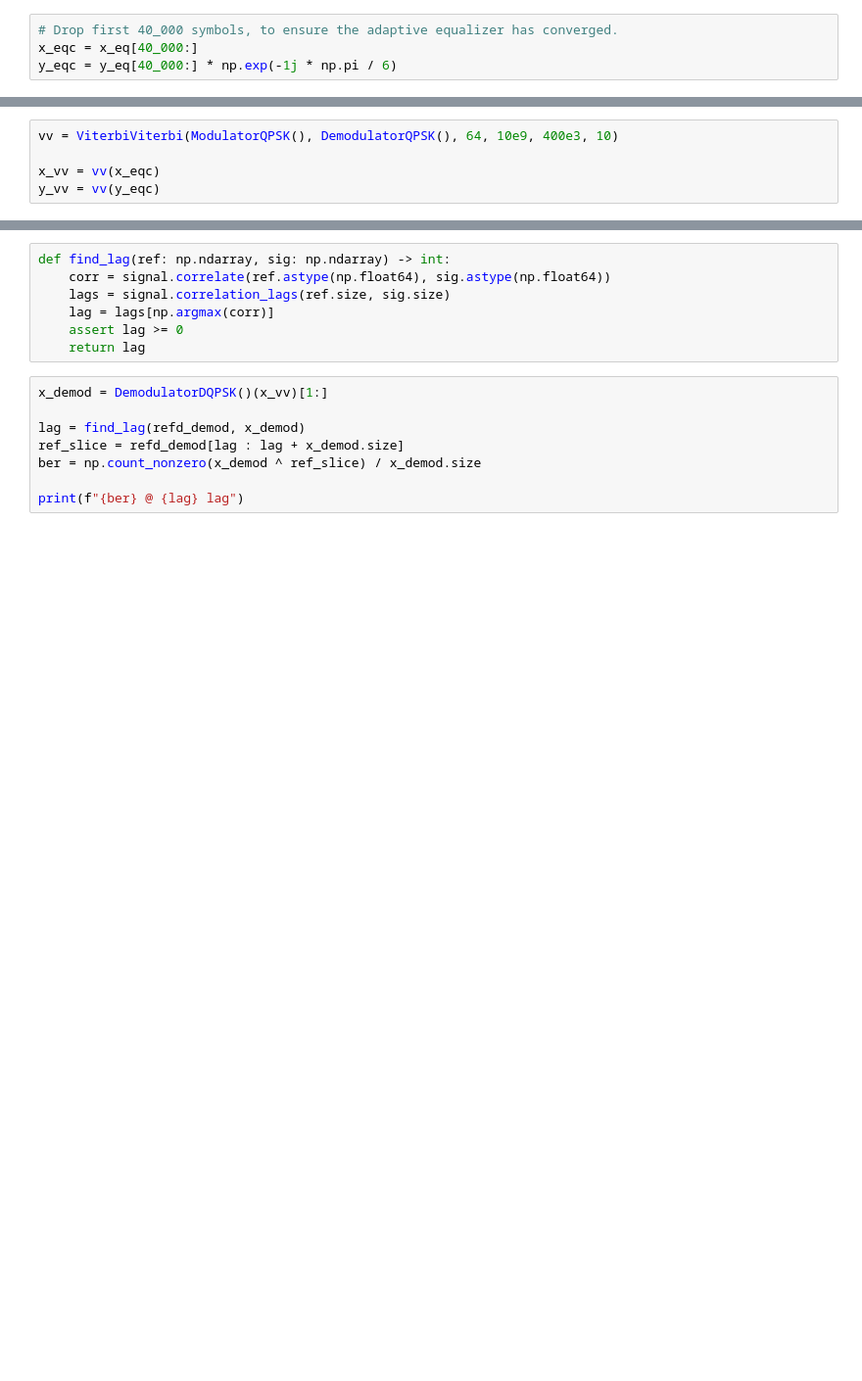
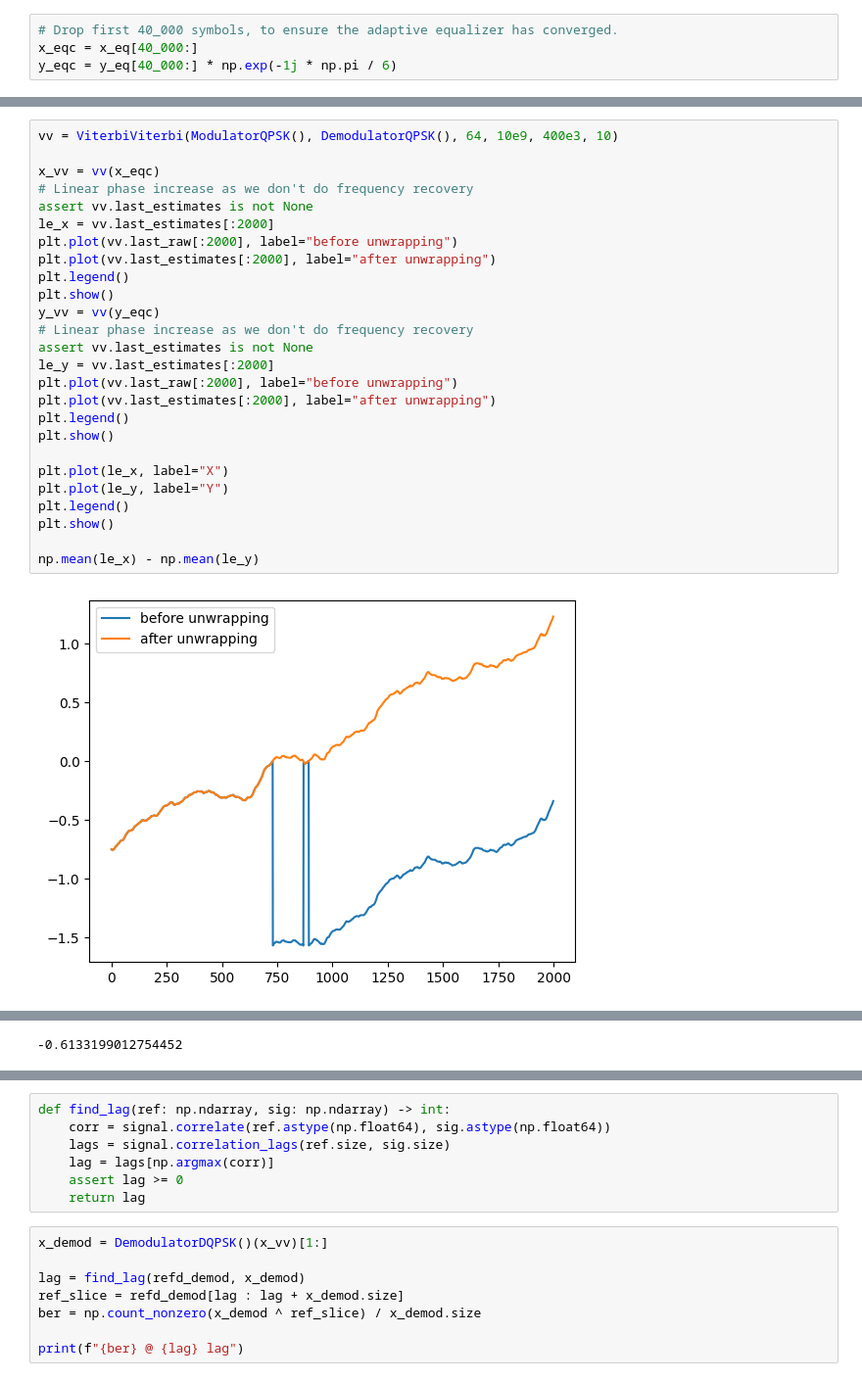
Before and after one commit to antroseco/fibre-sim, a Jupyter notebook: lab_data.ipynb, the cells around one changed output, grey strips where cells are left out. Shown at 98% size. Cells and saved outputs as stored; diff of their text form; blank space fills up the shorter version.

Commit message:
lab_data: show linear phase increase more clearly

```diff
--- a/lab_data.ipynb
+++ b/lab_data.ipynb
@@ -182,5 +179,28 @@ plot_signal(y_eqc[:200])
-# %%
-vv = ViterbiViterbi(ModulatorQPSK(), DemodulatorQPSK(), 64, 10e9, 400e3, 10)
-
-x_vv = vv(x_eqc)
-y_vv = vv(y_eqc)
+# %%
+vv = ViterbiViterbi(ModulatorQPSK(), DemodulatorQPSK(), 64, 10e9, 400e3, 10)
+
+x_vv = vv(x_eqc)
+# Linear phase increase as we don't do frequency recovery
+assert vv.last_estimates is not None
+le_x = vv.last_estimates[:2000]
+plt.plot(vv.last_raw[:2000], label="before unwrapping")
+plt.plot(vv.last_estimates[:2000], label="after unwrapping")
+plt.legend()
+plt.show()
+y_vv = vv(y_eqc)
+# Linear phase increase as we don't do frequency recovery
+assert vv.last_estimates is not None
+le_y = vv.last_estimates[:2000]
+plt.plot(vv.last_raw[:2000], label="before unwrapping")
+plt.plot(vv.last_estimates[:2000], label="after unwrapping")
+plt.legend()
+plt.show()
+
+plt.plot(le_x, label="X")
+plt.plot(le_y, label="Y")
+plt.legend()
+plt.show()
+
+np.mean(le_x) - np.mean(le_y)
+# %% [output]
+[figure, added]
@@ -187,3 +209,4 @@ y_vv = vv(y_eqc)
+-0.6133199012754452
 # %%
 plot_signal(x_vv)
 plot_signal(y_vv)
```
Also changed, not shown: parts of 7 cells of this notebook.
